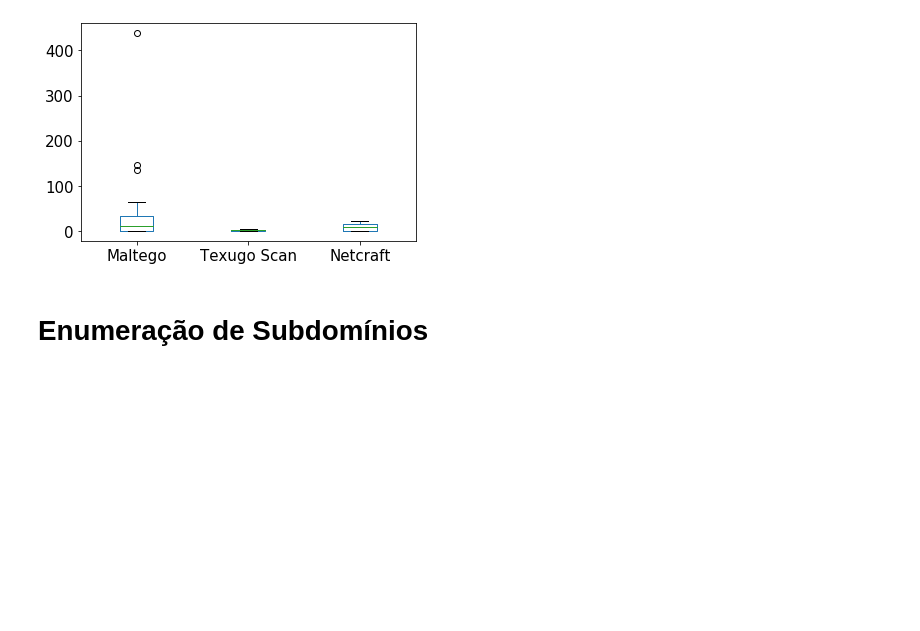
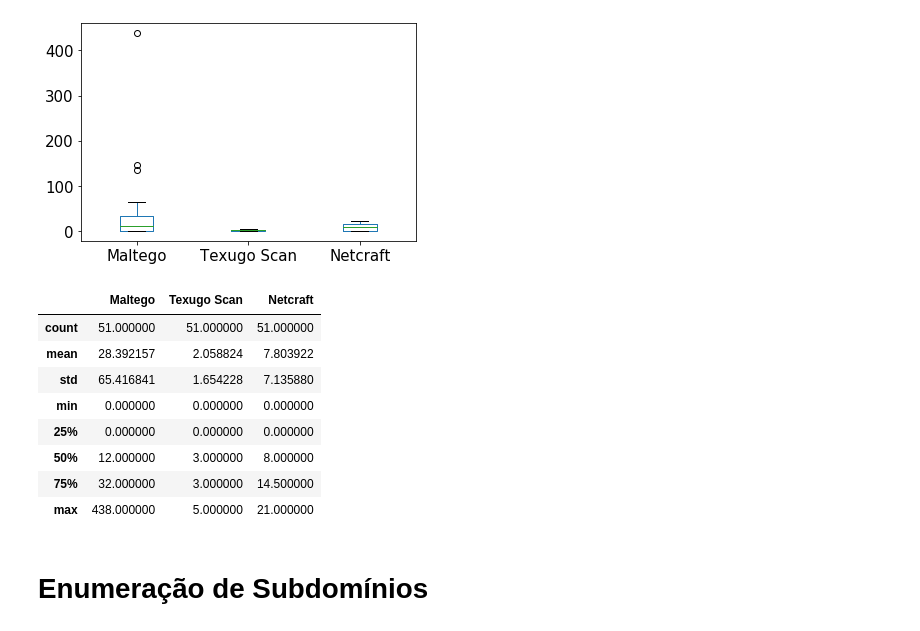
Before and after one commit to Vectro26/ProjetoTexugo, a Jupyter notebook: ProjetoTexugoScan/Validação/Analise de Dados.ipynb, the cells around one changed output. Cells and saved outputs as stored; diff of their text form; code cells hidden in the pictures; blank space fills up the shorter version.

```diff
--- a/ProjetoTexugoScan/Validação/Analise de Dados.ipynb
+++ b/ProjetoTexugoScan/Validação/Analise de Dados.ipynb
@@ -24,6 +38,18 @@ boxplotDt=dt.boxplot(column=['Maltego','Texugo Scan','Netcraft'],grid=False, rot
 plt.savefig('IdentificacaoDeTecnologias.pdf')
 # %% [output]
 [figure]
+# %%
+dt.describe()
+# %% [output]
+|  | Maltego | Texugo Scan | Netcraft |
+| count | 51.000000 | 51.000000 | 51.000000 |
+| mean | 28.392157 | 2.058824 | 7.803922 |
+| std | 65.416841 | 1.654228 | 7.135880 |
+| min | 0.000000 | 0.000000 | 0.000000 |
+| 25% | 0.000000 | 0.000000 | 0.000000 |
+| 50% | 12.000000 | 3.000000 | 8.000000 |
+| 75% | 32.000000 | 3.000000 | 14.500000 |
+| max | 438.000000 | 5.000000 | 21.000000 |
 # %% [markdown]
 # Enumeração de Subdomínios
 # %%
```
Also changed, not shown: parts of 4 cells of this notebook, 24 other files.
